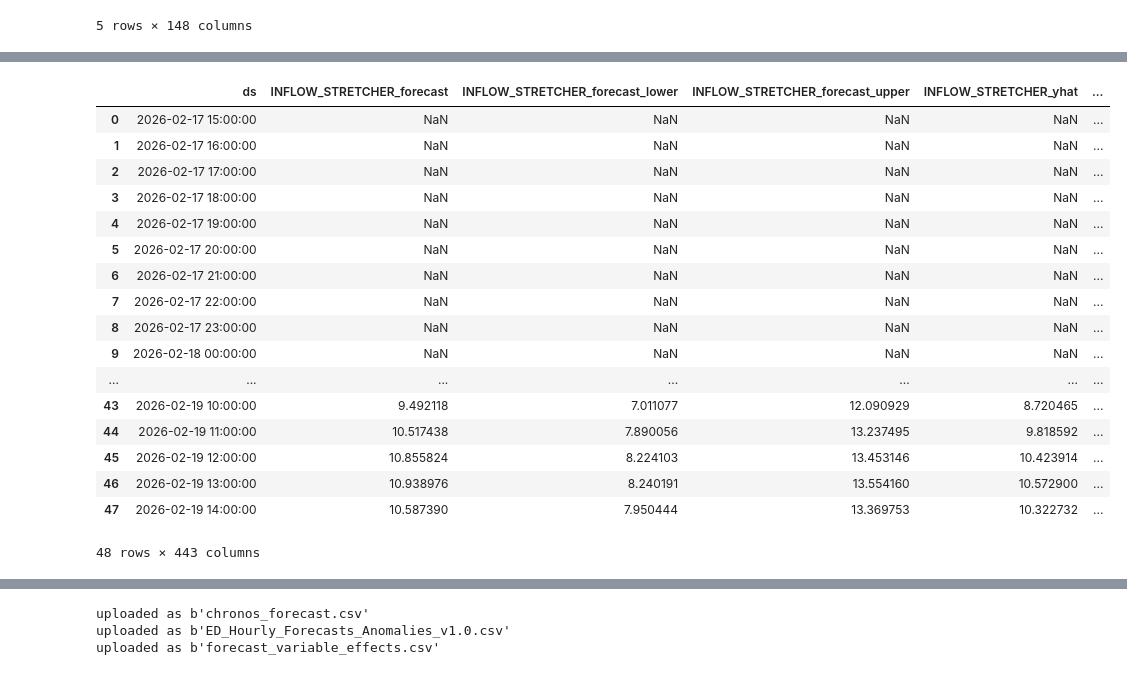
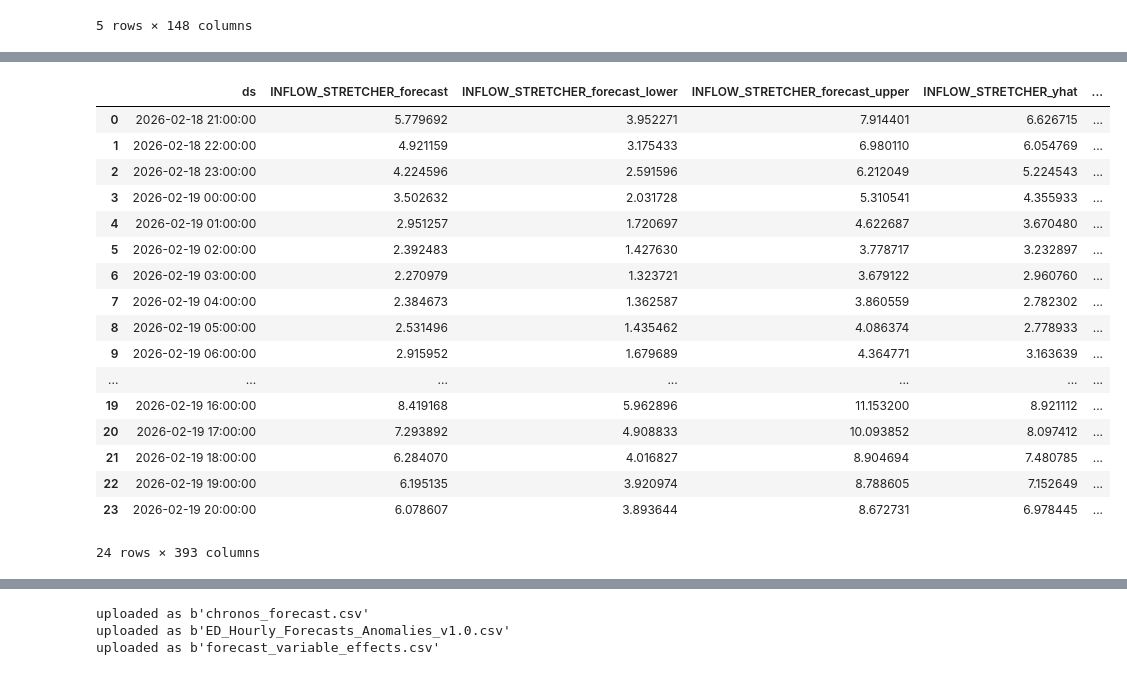
Before and after one commit to drdevinhopkins/ed-flow-2023, a Jupyter notebook: notebooks/jgh/26-02-16-01.ipynb, the cells around one changed output, grey strips where cells are left out. Cells and saved outputs as stored; diff of their text form; code cells hidden in the pictures.

```diff
--- a/notebooks/jgh/26-02-16-01.ipynb
+++ b/notebooks/jgh/26-02-16-01.ipynb
@@ -44,7 +44,7 @@ except Exception as e:
 
     pipeline: Chronos2Pipeline = BaseChronosPipeline.from_pretrained(
     "amazon/chronos-2",
-    device_map="cpu"
+    device_map="cpu")
     raise
 # %%
 def regularize_hourly(g: pd.DataFrame) -> pd.DataFrame:
@@ -524,4 +524,15 @@ anomaly_detection_ranges_df.tail()
 | 335 | 2026-02-20 01:00:00 | 3.722666 | -1.637739 | 8.385779 | 56.196857 | ... |
 5 rows × 148 columns
 # %%
-recent_df = df.tail(24)
+recent_df = df.tail(24).copy()
+targets = recent_df.columns.tolist()
+#remove ds and id from targets
+targets = [t for t in targets if t not in ['ds', 'id']]
+
+# Merge recent_df with anomaly_detection_ranges_df on 'ds' to align the data
+recent_df = recent_df.merge(anomaly_detection_ranges_df, on='ds', how='left')
+
+for target in targets:
+    recent_df[target+'_hist_anomaly'] = ((recent_df[target] < recent_df[target+'_yhat_lower']) | (recent_df[target] > recent_df[target+'_yhat_upper'])).map({True: 'yes', False: 'no'})
+    recent_df[target+'_hist_colour'] = recent_df.apply(lambda row: '#D13438' if row[target+'_hist_anomaly'] == 'yes' else ('#FFB900' if row[target] > row[target+'_yhat'] else ('#107C10' if row[target] < row[target+'_yhat'] else '#000000')), axis=1)
+recent_df.tail()
@@ -528,40 +547,40 @@ recent_df = df.tail(24)
 # %%
 targets = pred_df['target_name'].unique().tolist()
 output_df = pd.DataFrame()
 for target in targets:
     target_df = forecast_all_vars_with_future[forecast_all_vars_with_future['target_name'] == target][['ds', 'predictions', '0.2', '0.8']].rename(columns={'predictions': target+'_forecast', '0.2': target+'_forecast_lower', '0.8': target+'_forecast_upper'})
     # target_df = pred_df[pred_df['target_name'] == target][['ds', 'forecast_all_vars_with_future']].rename(columns={'forecast_all_vars_with_future': target+'_forecast'})
     target_df = target_df.merge(anomaly_detection_ranges_df[['ds', target+'_yhat', target+'_yhat_lower', target+'_yhat_upper']], on=['ds'], how='left')
     target_df[target+'_anomaly'] = ((target_df[target+'_forecast'] < target_df[target+'_yhat_lower']) | (target_df[target+'_forecast'] > target_df[target+'_yhat_upper'])).map({True: 'yes', False: 'no'})
     #assign a colour based on how the value compares to the yhat and the yhat_lower and yhat_upper. If it's an anomaly, colour is #D13438. If it's between yhat and yhat_upper, colour is #FFB900. If it's between yhat_lower and yhat, colour is #107C10.
     target_df[target+'_colour'] = target_df.apply(lambda row: '#D13438' if row[target+'_anomaly'] == 'yes' else ('#FFB900' if row[target+'_forecast'] > row[target+'_yhat'] else '#107C10'), axis=1)
     if output_df.empty:
         output_df = target_df
     else:
         output_df = output_df.merge(target_df, on='ds', how='outer')
 
-output_df = output_df.merge(recent_df.tail(24), on='ds', how='outer')
+# output_df = output_df.merge(recent_df.tail(24), on='ds', how='outer')
 
 
 output_df.to_csv('ED_Hourly_Forecasts_Anomalies_v1.0.csv', index=False)
 
 output_df.head(48)
 # %% [output]
 |  | ds | INFLOW_STRETCHER_forecast | INFLOW_STRETCHER_forecast_lower | INFLOW_STRETCHER_forecast_upper | INFLOW_STRETCHER_yhat | ... |
-| 0 | 2026-02-17 15:00:00 | NaN | NaN | NaN | NaN | ... |
-| 1 | 2026-02-17 16:00:00 | NaN | NaN | NaN | NaN | ... |
-| 2 | 2026-02-17 17:00:00 | NaN | NaN | NaN | NaN | ... |
-| 3 | 2026-02-17 18:00:00 | NaN | NaN | NaN | NaN | ... |
-| 4 | 2026-02-17 19:00:00 | NaN | NaN | NaN | NaN | ... |
-| 5 | 2026-02-17 20:00:00 | NaN | NaN | NaN | NaN | ... |
-| 6 | 2026-02-17 21:00:00 | NaN | NaN | NaN | NaN | ... |
-| 7 | 2026-02-17 22:00:00 | NaN | NaN | NaN | NaN | ... |
-| 8 | 2026-02-17 23:00:00 | NaN | NaN | NaN | NaN | ... |
-| 9 | 2026-02-18 00:00:00 | NaN | NaN | NaN | NaN | ... |
+| 0 | 2026-02-18 21:00:00 | 5.779692 | 3.952271 | 7.914401 | 6.626715 | ... |
+| 1 | 2026-02-18 22:00:00 | 4.921159 | 3.175433 | 6.980110 | 6.054769 | ... |
+| 2 | 2026-02-18 23:00:00 | 4.224596 | 2.591596 | 6.212049 | 5.224543 | ... |
+| 3 | 2026-02-19 00:00:00 | 3.502632 | 2.031728 | 5.310541 | 4.355933 | ... |
+| 4 | 2026-02-19 01:00:00 | 2.951257 | 1.720697 | 4.622687 | 3.670480 | ... |
+| 5 | 2026-02-19 02:00:00 | 2.392483 | 1.427630 | 3.778717 | 3.232897 | ... |
+| 6 | 2026-02-19 03:00:00 | 2.270979 | 1.323721 | 3.679122 | 2.960760 | ... |
+| 7 | 2026-02-19 04:00:00 | 2.384673 | 1.362587 | 3.860559 | 2.782302 | ... |
+| 8 | 2026-02-19 05:00:00 | 2.531496 | 1.435462 | 4.086374 | 2.778933 | ... |
+| 9 | 2026-02-19 06:00:00 | 2.915952 | 1.679689 | 4.364771 | 3.163639 | ... |
 | ... | ... | ... | ... | ... | ... | ... |
-| 43 | 2026-02-19 10:00:00 | 9.492118 | 7.011077 | 12.090929 | 8.720465 | ... |
-| 44 | 2026-02-19 11:00:00 | 10.517438 | 7.890056 | 13.237495 | 9.818592 | ... |
-| 45 | 2026-02-19 12:00:00 | 10.855824 | 8.224103 | 13.453146 | 10.423914 | ... |
-| 46 | 2026-02-19 13:00:00 | 10.938976 | 8.240191 | 13.554160 | 10.572900 | ... |
-| 47 | 2026-02-19 14:00:00 | 10.587390 | 7.950444 | 13.369753 | 10.322732 | ... |
+| 19 | 2026-02-19 16:00:00 | 8.419168 | 5.962896 | 11.153200 | 8.921112 | ... |
+| 20 | 2026-02-19 17:00:00 | 7.293892 | 4.908833 | 10.093852 | 8.097412 | ... |
+| 21 | 2026-02-19 18:00:00 | 6.284070 | 4.016827 | 8.904694 | 7.480785 | ... |
+| 22 | 2026-02-19 19:00:00 | 6.195135 | 3.920974 | 8.788605 | 7.152649 | ... |
+| 23 | 2026-02-19 20:00:00 | 6.078607 | 3.893644 | 8.672731 | 6.978445 | ... |
-48 rows × 443 columns
+24 rows × 393 columns
```
Also changed, not shown: parts of 13 cells of this notebook, 1 other file.
